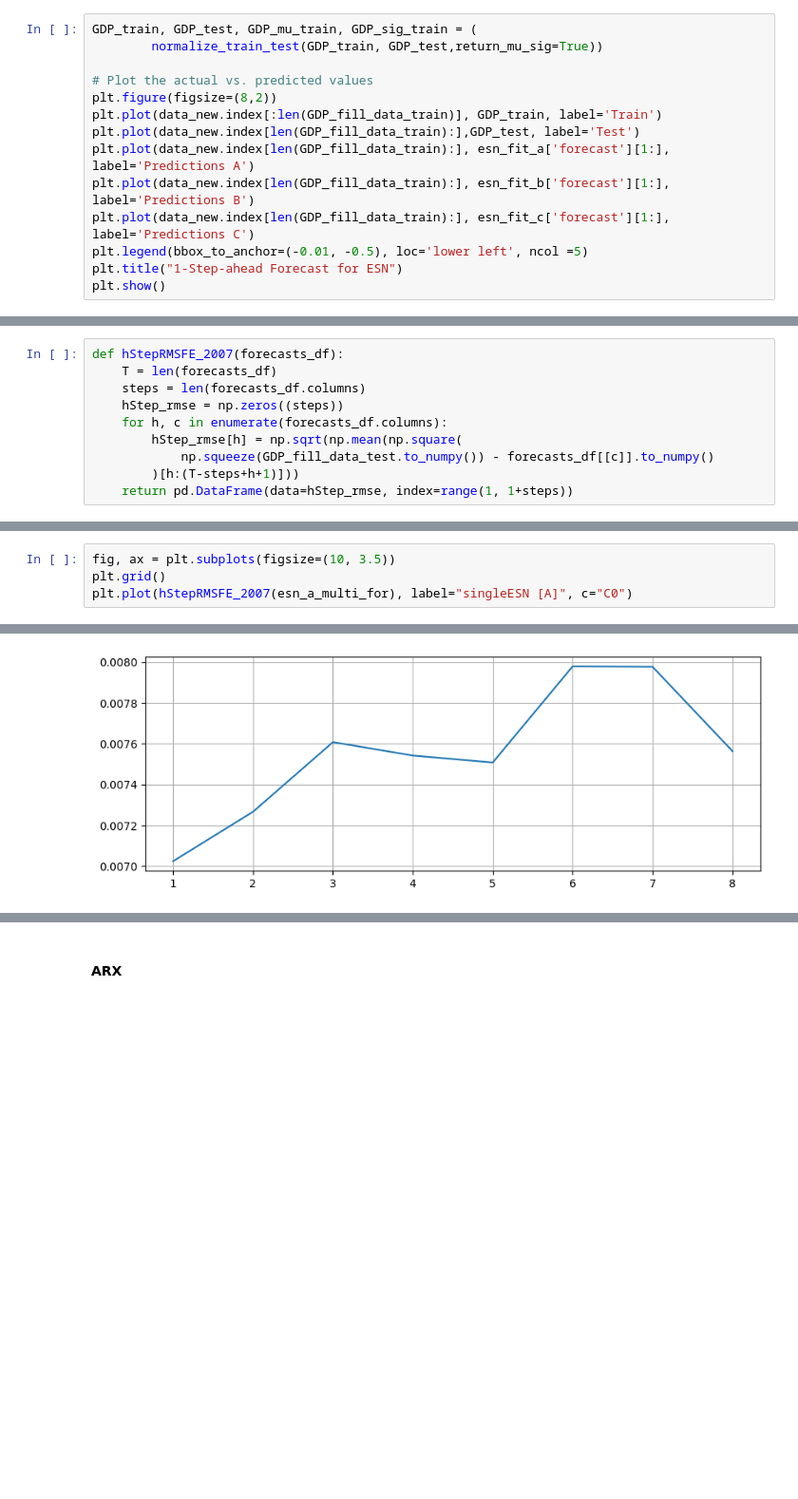
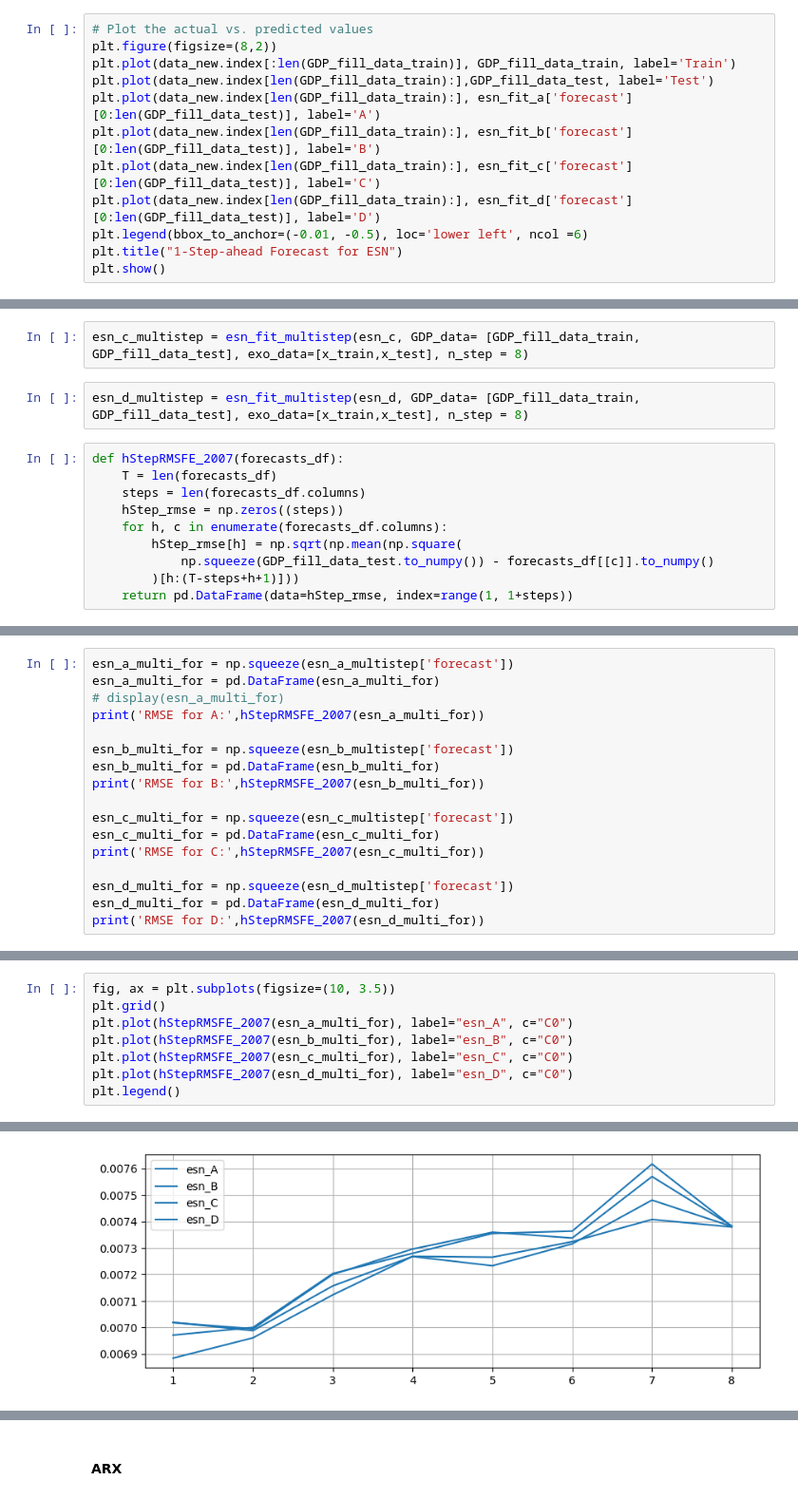
Before and after one commit to qh007/FYP, a Jupyter notebook: All Models.ipynb, the cells around one changed output, grey strips where cells are left out. Shown at 95% size. Drawn from its saved outputs; the diff is of its cells as text; blank space fills up the shorter version.

```diff
--- a/All Models.ipynb
+++ b/All Models.ipynb
@@ -232,15 +325,13 @@ ESN_C    = 0.6220705482959777
 # %%
-GDP_train, GDP_test, GDP_mu_train, GDP_sig_train = (
-        normalize_train_test(GDP_train, GDP_test,return_mu_sig=True))
-
 # Plot the actual vs. predicted values
 plt.figure(figsize=(8,2))
-plt.plot(data_new.index[:len(GDP_fill_data_train)], GDP_train, label='Train')
-plt.plot(data_new.index[len(GDP_fill_data_train):],GDP_test, label='Test')
-plt.plot(data_new.index[len(GDP_fill_data_train):], esn_fit_a['forecast'][1:], label='Predictions A')
-plt.plot(data_new.index[len(GDP_fill_data_train):], esn_fit_b['forecast'][1:], label='Predictions B')
-plt.plot(data_new.index[len(GDP_fill_data_train):], esn_fit_c['forecast'][1:], label='Predictions C')
-plt.legend(bbox_to_anchor=(-0.01, -0.5), loc='lower left', ncol =5)
+plt.plot(data_new.index[:len(GDP_fill_data_train)], GDP_fill_data_train, label='Train')
+plt.plot(data_new.index[len(GDP_fill_data_train):],GDP_fill_data_test, label='Test')
+plt.plot(data_new.index[len(GDP_fill_data_train):], esn_fit_a['forecast'][0:len(GDP_fill_data_test)], label='A')
+plt.plot(data_new.index[len(GDP_fill_data_train):], esn_fit_b['forecast'][0:len(GDP_fill_data_test)], label='B')
+plt.plot(data_new.index[len(GDP_fill_data_train):], esn_fit_c['forecast'][0:len(GDP_fill_data_test)], label='C')
+plt.plot(data_new.index[len(GDP_fill_data_train):], esn_fit_d['forecast'][0:len(GDP_fill_data_test)], label='D')
+plt.legend(bbox_to_anchor=(-0.01, -0.5), loc='lower left', ncol =6)
 plt.title("1-Step-ahead Forecast for ESN")
 plt.show()
 # %% [output]
@@ -535,6 +825,10 @@ def esn_fit_multistep(esnModel, GDP_data, exo_data, n_step):
 esn_a_multistep = esn_fit_multistep(esn_a, GDP_data= [GDP_fill_data_train, GDP_fill_data_test], exo_data=[x_train,x_test], n_step = 8)
 # %%
 esn_b_multistep = esn_fit_multistep(esn_b, GDP_data= [GDP_fill_data_train, GDP_fill_data_test], exo_data=[x_train,x_test], n_step = 8)
+# %%
+esn_c_multistep = esn_fit_multistep(esn_c, GDP_data= [GDP_fill_data_train, GDP_fill_data_test], exo_data=[x_train,x_test], n_step = 8)
+# %%
+esn_d_multistep = esn_fit_multistep(esn_d, GDP_data= [GDP_fill_data_train, GDP_fill_data_test], exo_data=[x_train,x_test], n_step = 8)
 # %%
 def hStepRMSFE_2007(forecasts_df):
     T = len(forecasts_df)
@@ -579,0 +842,17 @@ hStepRMSFE_2007(esn_a_multi_for)
+# %%
+esn_a_multi_for = np.squeeze(esn_a_multistep['forecast'])
+esn_a_multi_for = pd.DataFrame(esn_a_multi_for)
+# display(esn_a_multi_for)
+print('RMSE for A:',hStepRMSFE_2007(esn_a_multi_for))
+
+esn_b_multi_for = np.squeeze(esn_b_multistep['forecast'])
+esn_b_multi_for = pd.DataFrame(esn_b_multi_for)
+print('RMSE for B:',hStepRMSFE_2007(esn_b_multi_for))
+
+esn_c_multi_for = np.squeeze(esn_c_multistep['forecast'])
+esn_c_multi_for = pd.DataFrame(esn_c_multi_for)
+print('RMSE for C:',hStepRMSFE_2007(esn_c_multi_for))
+
+esn_d_multi_for = np.squeeze(esn_d_multistep['forecast'])
+esn_d_multi_for = pd.DataFrame(esn_d_multi_for)
+print('RMSE for D:',hStepRMSFE_2007(esn_d_multi_for))
@@ -580,5 +877,9 @@ hStepRMSFE_2007(esn_a_multi_for)
 # %%
 fig, ax = plt.subplots(figsize=(10, 3.5))
 plt.grid()
-plt.plot(hStepRMSFE_2007(esn_a_multi_for), label="singleESN [A]", c="C0")
+plt.plot(hStepRMSFE_2007(esn_a_multi_for), label="esn_A", c="C0")
+plt.plot(hStepRMSFE_2007(esn_b_multi_for), label="esn_B", c="C0")
+plt.plot(hStepRMSFE_2007(esn_c_multi_for), label="esn_C", c="C0")
+plt.plot(hStepRMSFE_2007(esn_d_multi_for), label="esn_D", c="C0")
+plt.legend()
 # %% [output]
@@ -586 +887 @@ plt.plot(hStepRMSFE_2007(esn_a_multi_for), label="singleESN [A]", c="C0")
-[figure, old version]
+[figure, new version]
```
Also changed, not shown: parts of 52 cells of this notebook, 2 other files.
